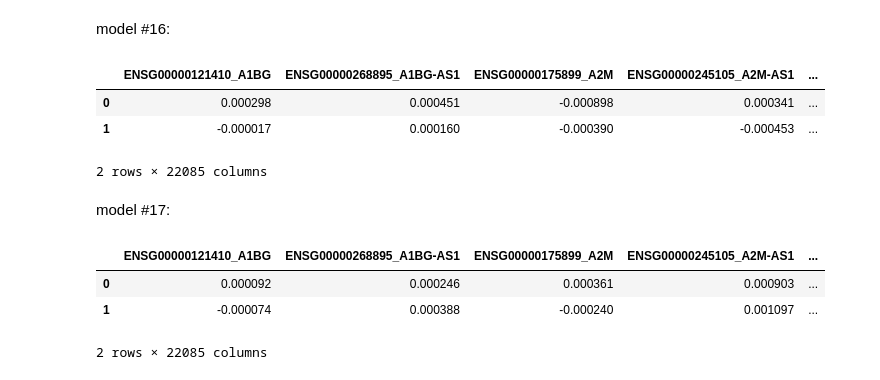
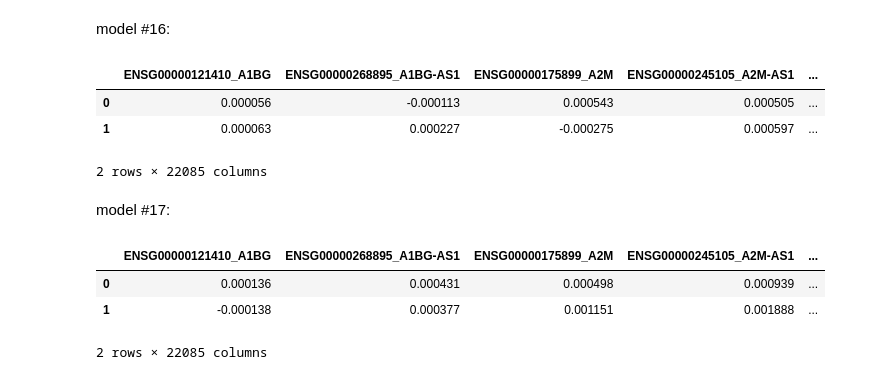
Before and after one commit to valentina-kg/open-problems-multimodal-3rd-solution, a Jupyter notebook: code/4.model/pred/svd_backpropagation.ipynb, the cells around one changed output. Drawn from its saved outputs; the diff is of its cells as text; code cells hidden in the pictures.

```diff
--- a/code/4.model/pred/svd_backpropagation.ipynb
+++ b/code/4.model/pred/svd_backpropagation.ipynb
@@ -139,15 +129,15 @@ with open(path_for_attr_all_genes + 'attr_all_22085_genes_17_50_samples.pkl', 'w
 # %% [markdown]
 model #16:
 # %%
-shap_values = np.load('4.model/pred/shap_values_16_50_samples_p.npy', allow_pickle=True).astype(float)
+shap_values = np.load('4.model/pred/shap_values_16_50_samples_p_ct_distr.npy', allow_pickle=True).astype(float)
 
 xtest = ad.read_h5ad('4.model/pred/private_test_input_128_svd_50_samples.h5ad')
 
 attr_all_22085_genes = get_attr_all_features(xtest, shap_values, svd_comp_norm)     # first 22001 columns are sorted alphabetically, then next 84 are sorted
 attr_all_22085_genes[0].head(2)
 # %% [output]
 |  | ENSG00000121410_A1BG | ENSG00000268895_A1BG-AS1 | ENSG00000175899_A2M | ENSG00000245105_A2M-AS1 | ... |
-| 0 | 0.000298 | 0.000451 | -0.000898 | 0.000341 | ... |
-| 1 | -0.000017 | 0.000160 | -0.000390 | -0.000453 | ... |
+| 0 | 0.000056 | -0.000113 | 0.000543 | 0.000505 | ... |
+| 1 | 0.000063 | 0.000227 | -0.000275 | 0.000597 | ... |
 2 rows × 22085 columns
 # %%
@@ -156,7 +146,7 @@ with open(path_for_attr_all_genes + 'attr_all_22085_genes_16_50_samples_p.pkl',
 # %% [markdown]
 model #17:
 # %%
-shap_values = np.load('4.model/pred/shap_values_17_50_samples_p.npy', allow_pickle=True).astype(float)
+shap_values = np.load('4.model/pred/shap_values_17_50_samples_p_ct_distr.npy', allow_pickle=True).astype(float)
 
 xtest = ad.read_h5ad('4.model/pred/private_test_input_64_svd_50_samples.h5ad')
 
@@ -164,7 +154,7 @@ attr_all_22085_genes = get_attr_all_features(xtest, shap_values, svd_comp_norm)
 attr_all_22085_genes[0].head(2)
 # %% [output]
 |  | ENSG00000121410_A1BG | ENSG00000268895_A1BG-AS1 | ENSG00000175899_A2M | ENSG00000245105_A2M-AS1 | ... |
-| 0 | 0.000092 | 0.000246 | 0.000361 | 0.000903 | ... |
-| 1 | -0.000074 | 0.000388 | -0.000240 | 0.001097 | ... |
+| 0 | 0.000136 | 0.000431 | 0.000498 | 0.000939 | ... |
+| 1 | -0.000138 | 0.000377 | 0.001151 | 0.001888 | ... |
 2 rows × 22085 columns
 # %%
```
Also changed, not shown: parts of 8 cells of this notebook, 39 other files.
